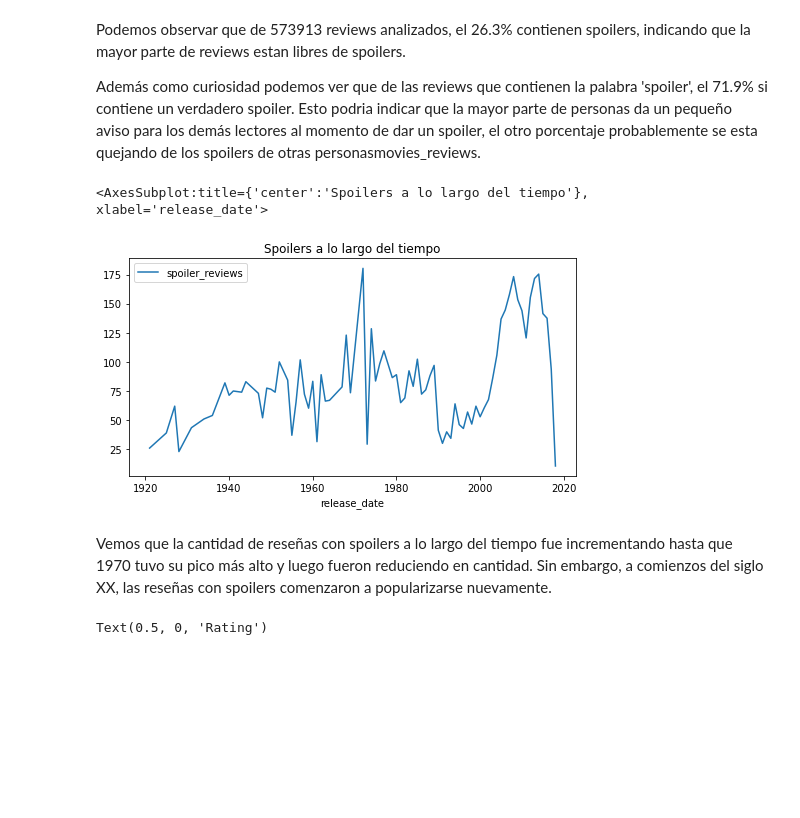
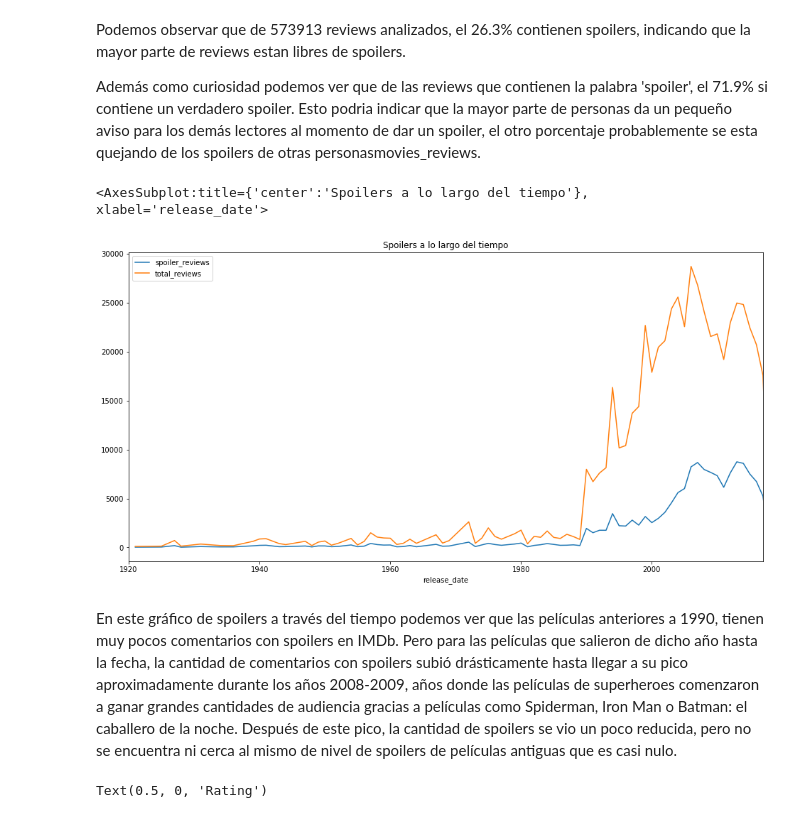
Before and after one commit to Alebuenoaz/ProyectoFinal_TIC, a Jupyter notebook: ProyectoFinal_BBH.ipynb, the cells around one changed output. Saved outputs shown, nothing was run; the diff lists cells and outputs as text; code cells hidden in the pictures; blank space fills up the shorter version.

```diff
--- a/ProyectoFinal_BBH.ipynb
+++ b/ProyectoFinal_BBH.ipynb
@@ -41,14 +43,31 @@ movies_info_pre = movies_info[['imdb_title_id', 'original_title',
        'budget', 'usa_gross_income', 'worlwide_gross_income', 'metascore',
        'reviews_from_users', 'reviews_from_critics']]
 # %%
-# Esta es una función para convertir diferentes tipos de moneda a dólares americanos
+def convert_to_usd(currency, amount):
+    """
+    Esta es una función para convertir diferentes tipos de moneda a dólares norteamericanos.
 
-# Input: (String, Number) Un String que representa la mondeda (e.g., 'EUR') y el monto
-# Output: (Number/None) Valor en dólares resultante / None si el valor era NaN
-def convert_to_usd(currency, amount):
+    Parameters
+    ----------
+    currency : str, sigla que representa la moneda
+        Una sigla que simboliza el tipo de moneda en la que se encuentra una cantidad,
+        ejemplo: 'EUR'
+
+    amount : number, cantidad a convertir en dólares americanos
+        Número con el monto que sera transformado
+    Returns
+    -------
+    Number or None
+        Se devuelve un número con el monto convertido a dólares norteamericanos.
+
+    Examples
+    --------
+    >>> convert_to_usd('EUR',100)  # 113 """
     if pd.isna(currency):
         return None
-    rates = {'$': 1,'GBP': 0.76, 'FRF': 5.826, 'DEM': 1.733, 'CAD': 1.29, 'RUR': 73.77, 'EUR': 1.13, 'IEP': 0.665779, 'JPY': 113.74, 'TRL': 14.39, 'INR': 76.11, 'KRW': 1185.26, 'AUD': 1.41, 'BRL': 5.68}
+    rates = {'$': 1,'GBP': 0.76, 'FRF': 5.826, 'DEM': 1.733, 'CAD': 1.29, 'RUR': 73.77,
+             'EUR': 1.13, 'IEP': 0.665779, 'JPY': 113.74, 'TRL': 14.39, 'INR': 76.11,
+             'KRW': 1185.26, 'AUD': 1.41, 'BRL': 5.68}
     return amount / rates[currency]
 # %%
 # Combinamos los datasets para tener los datos completos
@@ -244,13 +263,13 @@ Podemos observar que de 573913 reviews analizados, el 26.3% contienen spoilers,
 Además como curiosidad podemos ver que de las reviews que contienen la palabra 'spoiler', el 71.9% si contiene un verdadero spoiler. Esto podria indicar que la mayor parte de personas da un pequeño aviso para los demás lectores al momento de dar un spoiler, el otro porcentaje probablemente se esta quejando de los spoilers de otras personasmovies_reviews.
 # %%
 # Vemos como fueron produciéndose los spoilers a lo largo del tiempo
-final_movies_data[['release_date','spoiler_reviews']].groupby(final_movies_data.release_date.dt.year).mean()\
-                                .plot(figsize= (8,4),title="Spoilers a lo largo del tiempo")
+final_movies_data[['release_date','spoiler_reviews','total_reviews']].groupby(final_movies_data.release_date.dt.year).sum()\
+                                .plot(figsize= (16,8),title="Spoilers a lo largo del tiempo", xlim= [1920, 2017])
 # %% [output]
 <AxesSubplot:title={'center':'Spoilers a lo largo del tiempo'}, xlabel='release_date'>
-[figure, old version]
+[figure, new version]
 # %% [markdown]
-Vemos que la cantidad de reseñas con spoilers a lo largo del tiempo fue incrementando hasta que 1970 tuvo su pico más alto y luego fueron reduciendo en cantidad. Sin embargo, a comienzos del siglo XX, las reseñas con spoilers comenzaron a popularizarse nuevamente.
+En este gráfico de spoilers a través del tiempo podemos ver que las películas anteriores a 1990, tienen muy pocos comentarios con spoilers en IMDb. Pero para las películas que salieron de dicho año hasta la fecha, la cantidad de comentarios con spoilers subió drásticamente hasta llegar a su pico aproximadamente durante los años 2008-2009, años donde las películas de superheroes comenzaron a ganar grandes cantidades de audiencia gracias a películas como Spiderman, Iron Man o Batman: el caballero de la noche. Después de este pico, la cantidad de spoilers se vio un poco reducida, pero no se encuentra ni cerca al mismo de nivel de spoilers de películas antiguas que es casi nulo.
 # %%
 # Observamos la distribución de los ratings entre las películas
 final_movies_data['rating'].plot(kind='hist',bins=20, title="Rating Distribution").set_xlabel("Rating")
```
Also changed, not shown: parts of 30 cells of this notebook.
